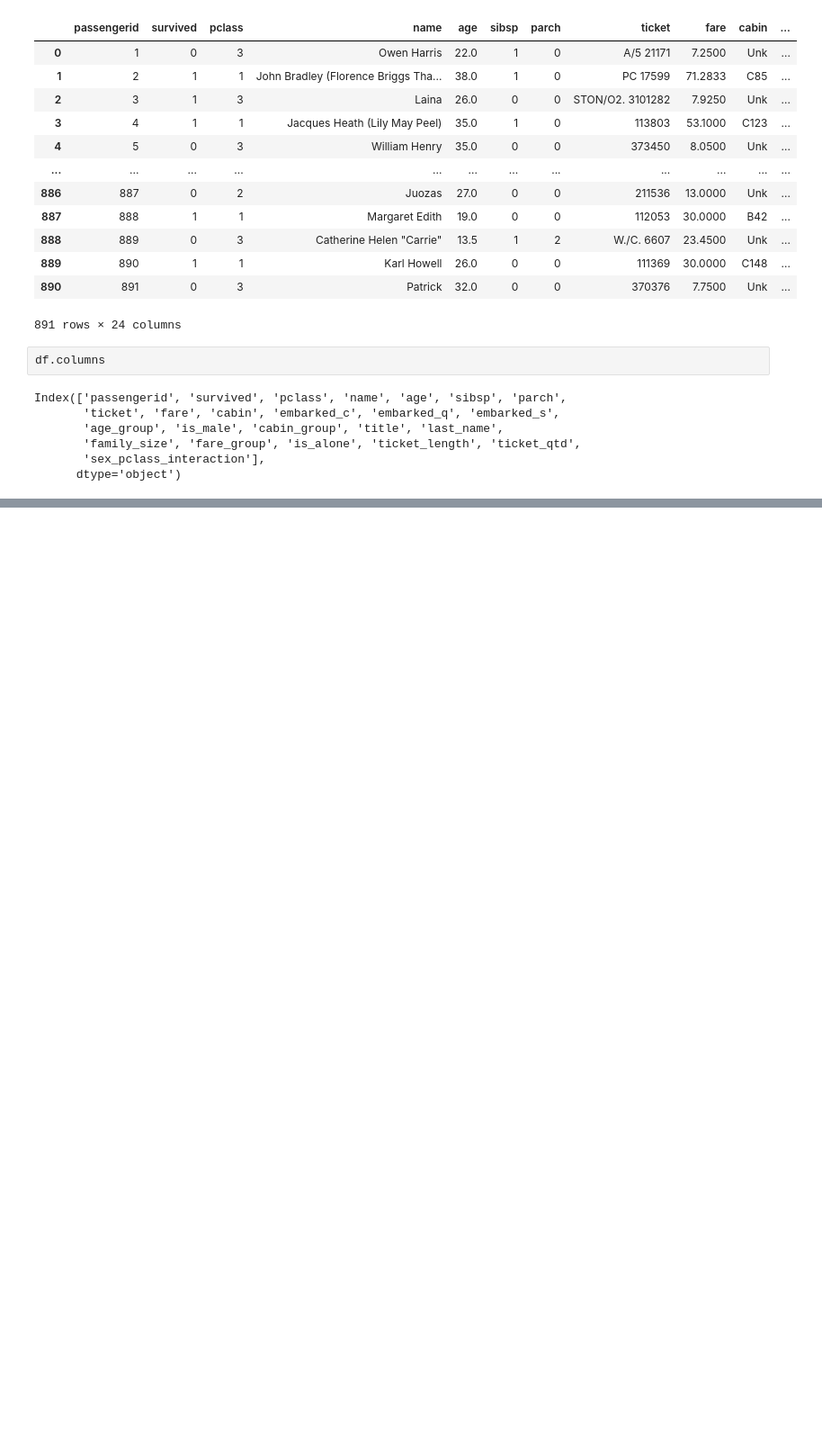
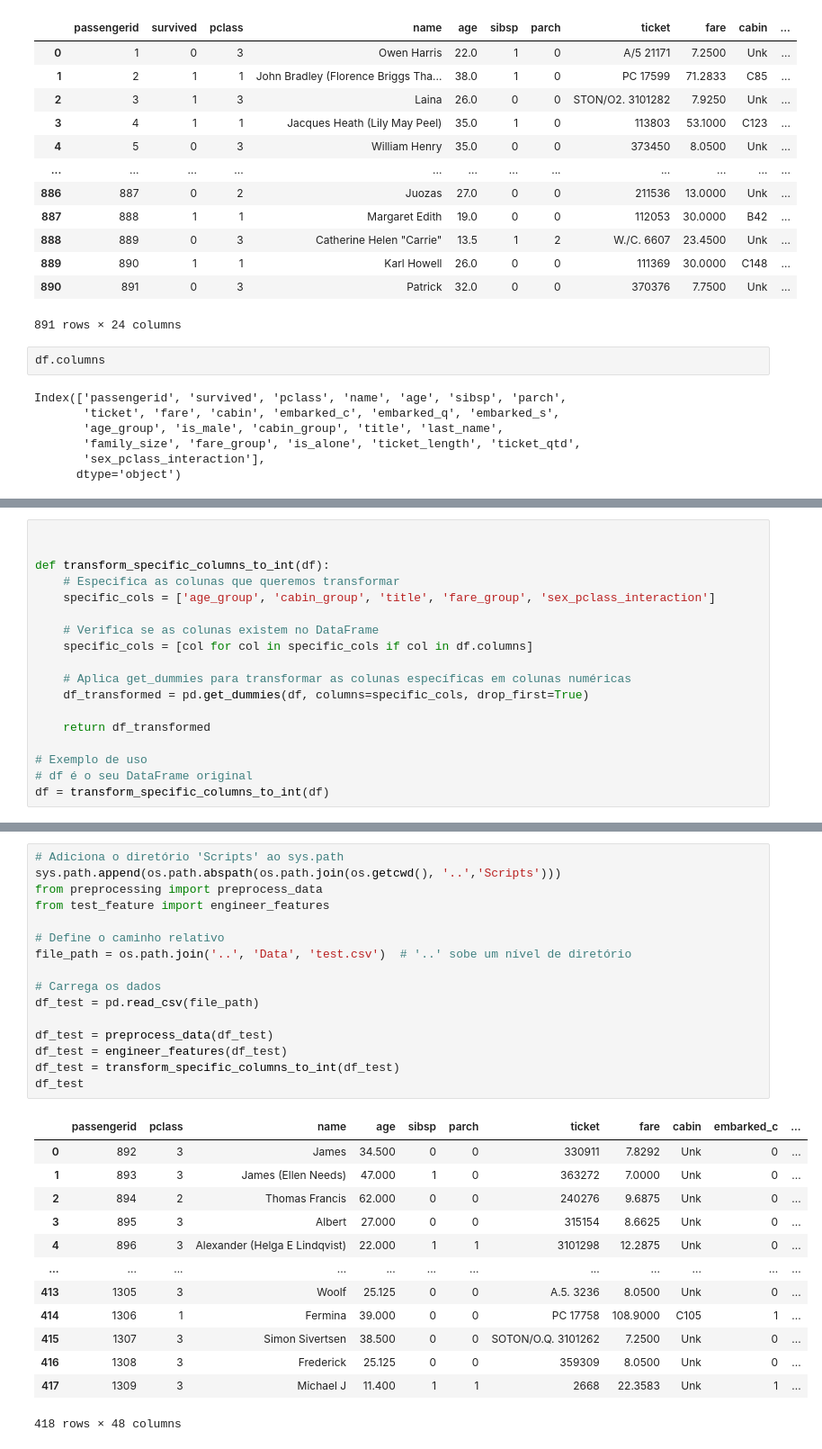
Before and after one commit to Gui-Sitton/KHAOS, a Jupyter notebook: Titanic/Notebooks/machine_learning.ipynb, the cells around one changed output, grey strips where cells are left out. Shown at 90% size. Saved outputs shown, nothing was run; the diff lists cells and outputs as text; blank space fills up the shorter version.

```diff
--- a/Titanic/Notebooks/machine_learning.ipynb
+++ b/Titanic/Notebooks/machine_learning.ipynb
@@ -142,0 +69,18 @@ weighted avg       0.79      0.79      0.79       179
+# %%
+
+
+def transform_specific_columns_to_int(df):
+    # Especifica as colunas que queremos transformar
+    specific_cols = ['age_group', 'cabin_group', 'title', 'fare_group', 'sex_pclass_interaction']
+
+    # Verifica se as colunas existem no DataFrame
+    specific_cols = [col for col in specific_cols if col in df.columns]
+
+    # Aplica get_dummies para transformar as colunas específicas em colunas numéricas
+    df_transformed = pd.get_dummies(df, columns=specific_cols, drop_first=True)
+
+    return df_transformed
+
+# Exemplo de uso
+# df é o seu DataFrame original
+df = transform_specific_columns_to_int(df)
@@ -142,0 +373,30 @@ weighted avg       0.79      0.79      0.79       179
+# %%
+# Adiciona o diretório 'Scripts' ao sys.path
+sys.path.append(os.path.abspath(os.path.join(os.getcwd(), '..','Scripts')))
+from preprocessing import preprocess_data
+from test_feature import engineer_features
+
+# Define o caminho relativo
+file_path = os.path.join('..', 'Data', 'test.csv')  # '..' sobe um nível de diretório
+
+# Carrega os dados
+df_test = pd.read_csv(file_path)
+
+df_test = preprocess_data(df_test)
+df_test = engineer_features(df_test)
+df_test = transform_specific_columns_to_int(df_test)
+df_test
+# %% [output]
+|  | passengerid | pclass | name | age | sibsp | parch | ticket | fare | cabin | embarked_c | ... |
+| 0 | 892 | 3 | James | 34.500 | 0 | 0 | 330911 | 7.8292 | Unk | 0 | ... |
+| 1 | 893 | 3 | James (Ellen Needs) | 47.000 | 1 | 0 | 363272 | 7.0000 | Unk | 0 | ... |
+| 2 | 894 | 2 | Thomas Francis | 62.000 | 0 | 0 | 240276 | 9.6875 | Unk | 0 | ... |
+| 3 | 895 | 3 | Albert | 27.000 | 0 | 0 | 315154 | 8.6625 | Unk | 0 | ... |
+| 4 | 896 | 3 | Alexander (Helga E Lindqvist) | 22.000 | 1 | 1 | 3101298 | 12.2875 | Unk | 0 | ... |
+| ... | ... | ... | ... | ... | ... | ... | ... | ... | ... | ... | ... |
+| 413 | 1305 | 3 | Woolf | 25.125 | 0 | 0 | A.5. 3236 | 8.0500 | Unk | 0 | ... |
+| 414 | 1306 | 1 | Fermina | 39.000 | 0 | 0 | PC 17758 | 108.9000 | C105 | 1 | ... |
+| 415 | 1307 | 3 | Simon Sivertsen | 38.500 | 0 | 0 | SOTON/O.Q. 3101262 | 7.2500 | Unk | 0 | ... |
+| 416 | 1308 | 3 | Frederick | 25.125 | 0 | 0 | 359309 | 8.0500 | Unk | 0 | ... |
+| 417 | 1309 | 3 | Michael J | 11.400 | 1 | 1 | 2668 | 22.3583 | Unk | 1 | ... |
+418 rows × 48 columns
```
Also changed, not shown: parts of 14 cells of this notebook, 20 other files.
